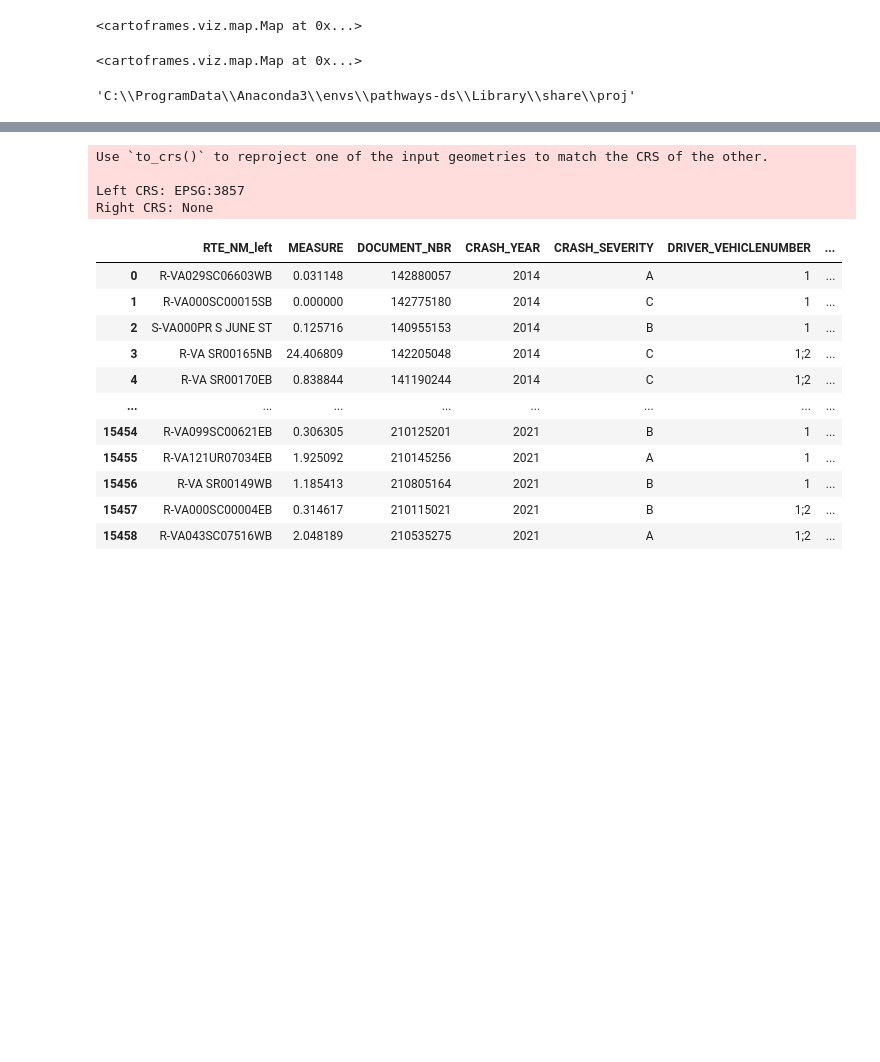
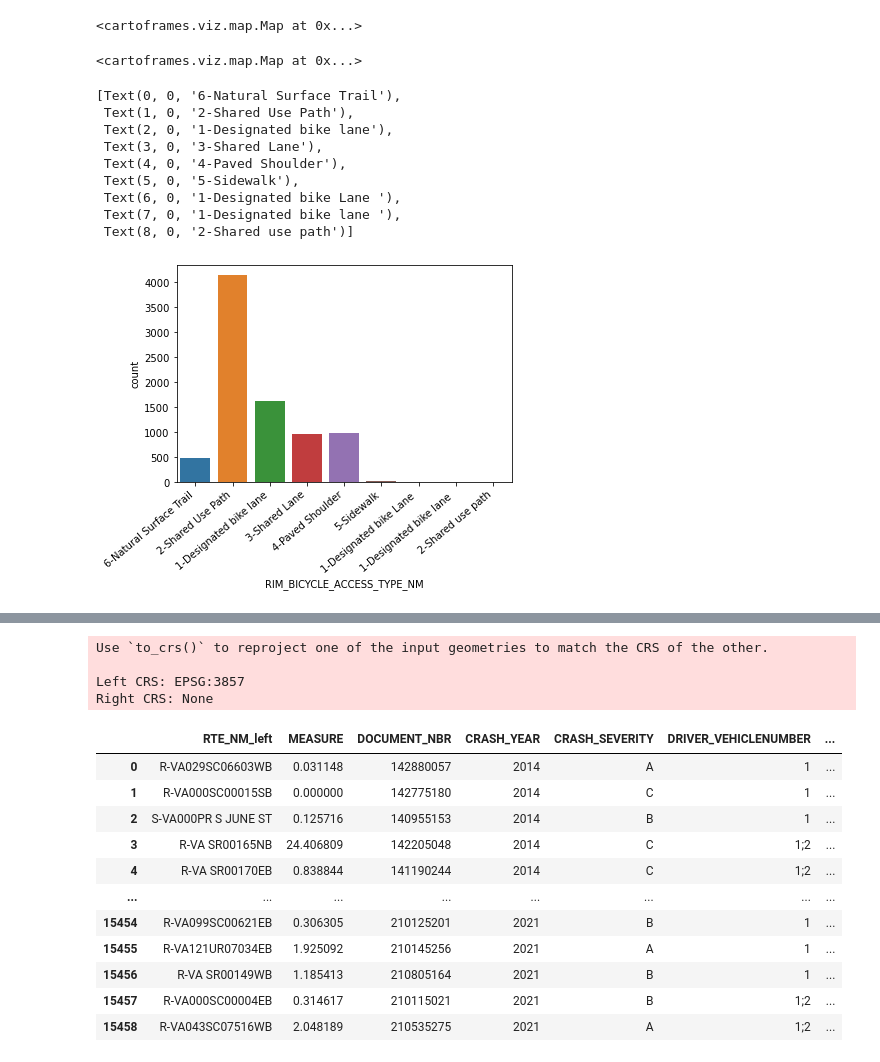
Before and after one commit to mjoireman/pathways-python, a Jupyter notebook: samples/gis_analysts_data_scientists/use_cases/01_bike_ped/bike_ped.ipynb, the cells around one changed output, grey strips where cells are left out. Cells and saved outputs as stored; diff of their text form; code cells hidden in the pictures; blank space fills up the shorter version.

```diff
--- a/samples/gis_analysts_data_scientists/use_cases/01_bike_ped/bike_ped.ipynb
+++ b/samples/gis_analysts_data_scientists/use_cases/01_bike_ped/bike_ped.ipynb
@@ -127,8 +121,3 @@ Map(Layer(subset_ped_df, color_category_style('CRASH_SEVERITY')))
 Map(Layer(subset_bike_df, color_category_style('CRASH_SEVERITY')))
 # %% [output]
 <cartoframes.viz.map.Map at 0x...>
-# %%
-import pyproj
->>> pyproj.datadir.get_data_dir()
-# %% [output]
-'C:\\ProgramData\\Anaconda3\\envs\\pathways-ds\\Library\\share\\proj'
@@ -136,0 +124,15 @@ pyproj.datadir.set_data_dir('C:\\ProgramData\\Anaconda3\\envs\\pathways-ds\\Libr
+# %%
+#Infrastructure Implemented By Type
+infra =sns.countplot(data=infra_df, x="RIM_BICYCLE_ACCESS_TYPE_NM")
+infra.set_xticklabels(infra.get_xticklabels(), rotation=40, ha="right")
+# %% [output]
+[Text(0, 0, '6-Natural Surface Trail'),
+ Text(1, 0, '2-Shared Use Path'),
+ Text(2, 0, '1-Designated bike lane'),
+ Text(3, 0, '3-Shared Lane'),
+ Text(4, 0, '4-Paved Shoulder'),
+ Text(5, 0, '5-Sidewalk'),
+ Text(6, 0, '1-Designated bike Lane '),
+ Text(7, 0, '1-Designated bike lane '),
+ Text(8, 0, '2-Shared use path')]
+[figure, added]
```
Also changed, not shown: parts of 5 cells of this notebook.
